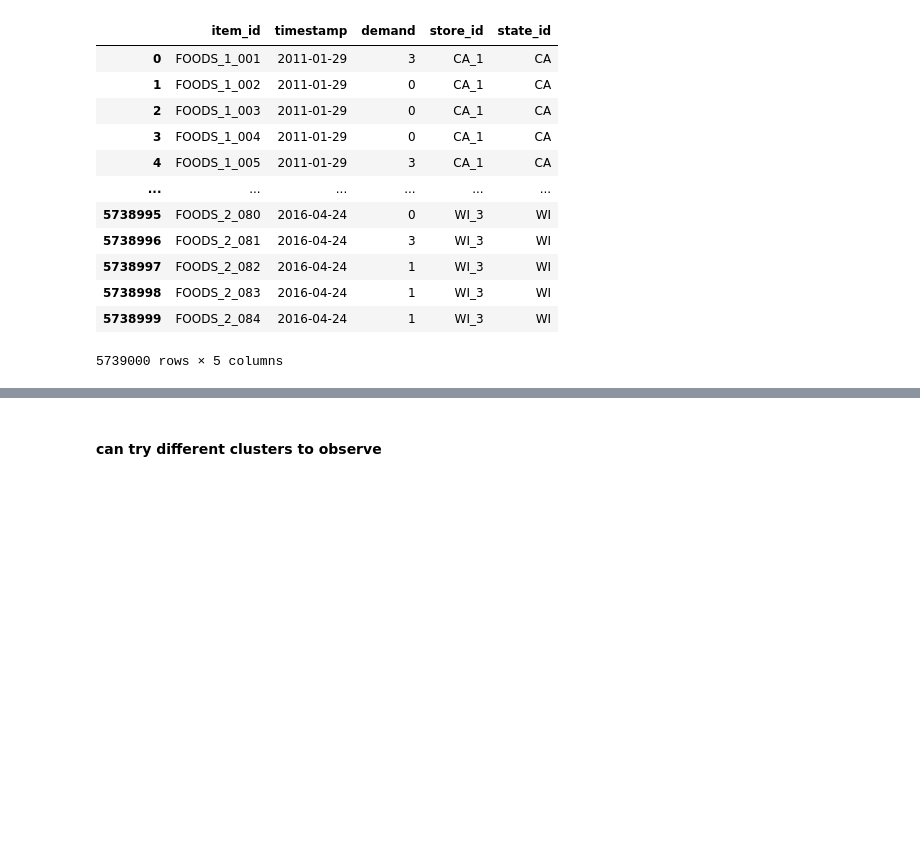
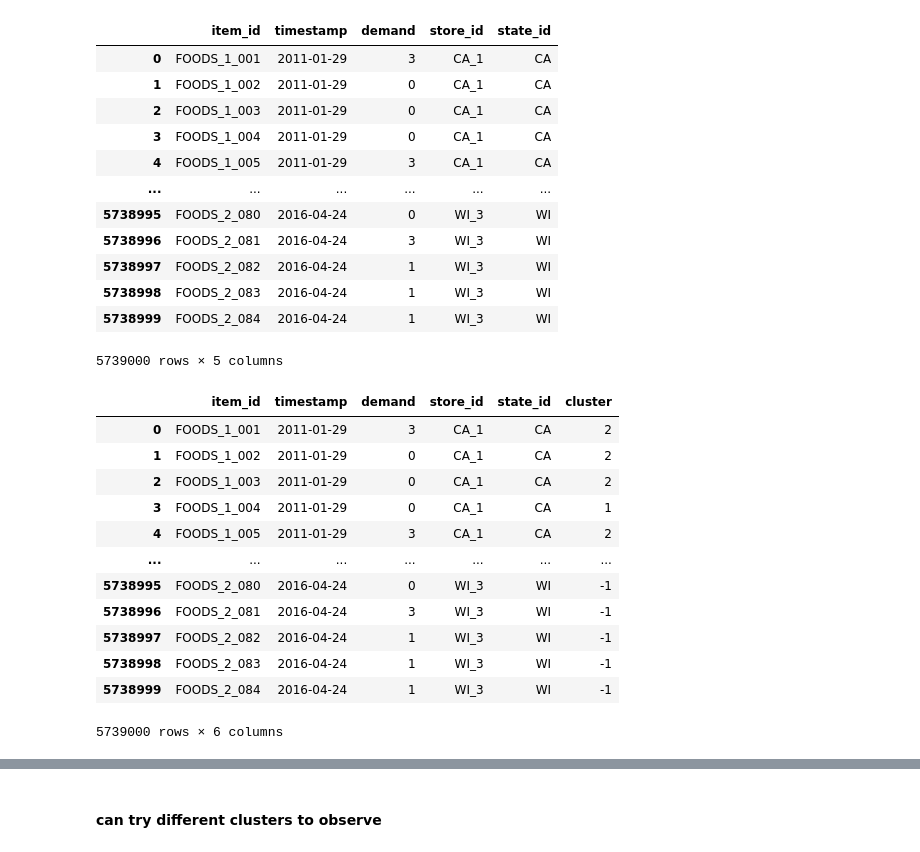
Before and after one commit to catwhiskers/kaggle-m5-amazon-forecast-example, a Jupyter notebook: 0.Data_Explore.ipynb, the cells around one changed output, grey strips where cells are left out. Cells and saved outputs as stored; diff of their text form; code cells hidden in the pictures; blank space fills up the shorter version.

```diff
--- a/0.Data_Explore.ipynb
+++ b/0.Data_Explore.ipynb
@@ -343,3 +343,19 @@ for index, row in cluster_df.iterrows():
 
 
 cluster_df['cluster'] = np.array(cluster_pred)
+# %%
+cluster_df
+# %% [output]
+|  | item_id | timestamp | demand | store_id | state_id | cluster |
+| 0 | FOODS_1_001 | 2011-01-29 | 3 | CA_1 | CA | 2 |
+| 1 | FOODS_1_002 | 2011-01-29 | 0 | CA_1 | CA | 2 |
+| 2 | FOODS_1_003 | 2011-01-29 | 0 | CA_1 | CA | 2 |
+| 3 | FOODS_1_004 | 2011-01-29 | 0 | CA_1 | CA | 1 |
+| 4 | FOODS_1_005 | 2011-01-29 | 3 | CA_1 | CA | 2 |
+| ... | ... | ... | ... | ... | ... | ... |
+| 5738995 | FOODS_2_080 | 2016-04-24 | 0 | WI_3 | WI | -1 |
+| 5738996 | FOODS_2_081 | 2016-04-24 | 3 | WI_3 | WI | -1 |
+| 5738997 | FOODS_2_082 | 2016-04-24 | 1 | WI_3 | WI | -1 |
+| 5738998 | FOODS_2_083 | 2016-04-24 | 1 | WI_3 | WI | -1 |
+| 5738999 | FOODS_2_084 | 2016-04-24 | 1 | WI_3 | WI | -1 |
+5739000 rows × 6 columns
```
Also changed, not shown: parts of 7 cells of this notebook.
